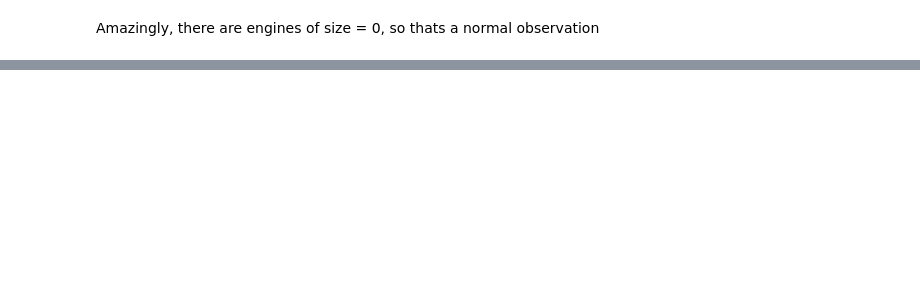
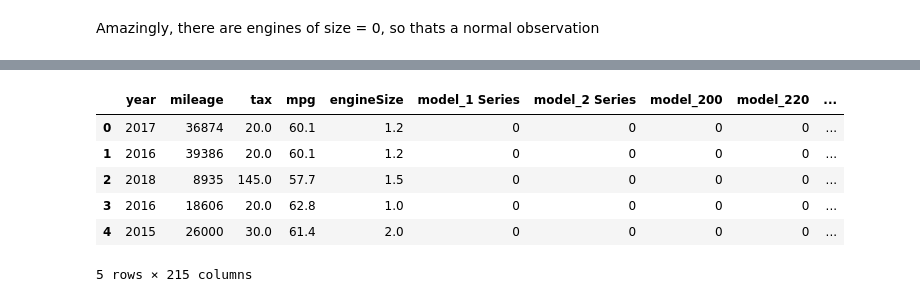
Before and after one commit to dan-behar/UsedVehicles_Model, a Jupyter notebook: script.ipynb, the cells around one changed output, grey strips where cells are left out. Drawn from its saved outputs; the diff is of its cells as text; code cells hidden in the pictures; blank space fills up the shorter version.

```diff
--- a/script.ipynb
+++ b/script.ipynb
@@ -311,0 +177,10 @@ Notes:
+# %%
+# Removing price variable from the train dataset and the ID variable from the test dataset, both will be used later
+y = data.loc[:,"price"]
+data.drop(["price"],axis=1,inplace=True)
+id = datat.loc[:,"id"]
+datat.drop(["id"],axis=1,inplace=True)
+print(data.shape)
+print(y.shape)
+print(datat.shape)
+print(id.shape)
@@ -311,0 +265,15 @@ Notes:
+# %%
+#Enconding with the dummies method in both dataset
+data_dummies = pd.get_dummies(data)
+cols = data_dummies.columns.tolist()
+datat_dummies = pd.get_dummies(datat)
+datat_dummies = datat_dummies.reindex(columns=cols).fillna(0)
+data_dummies.head()
+# %% [output]
+|  | year | mileage | tax | mpg | engineSize | model_1 Series | model_2 Series | model_200 | model_220 | ... |
+| 0 | 2017 | 36874 | 20.0 | 60.1 | 1.2 | 0 | 0 | 0 | 0 | ... |
+| 1 | 2016 | 39386 | 20.0 | 60.1 | 1.2 | 0 | 0 | 0 | 0 | ... |
+| 2 | 2018 | 8935 | 145.0 | 57.7 | 1.5 | 0 | 0 | 0 | 0 | ... |
+| 3 | 2016 | 18606 | 20.0 | 62.8 | 1.0 | 0 | 0 | 0 | 0 | ... |
+| 4 | 2015 | 26000 | 30.0 | 61.4 | 2.0 | 0 | 0 | 0 | 0 | ... |
+5 rows × 215 columns
```
Also changed, not shown: parts of 56 cells of this notebook, 2 other files.
